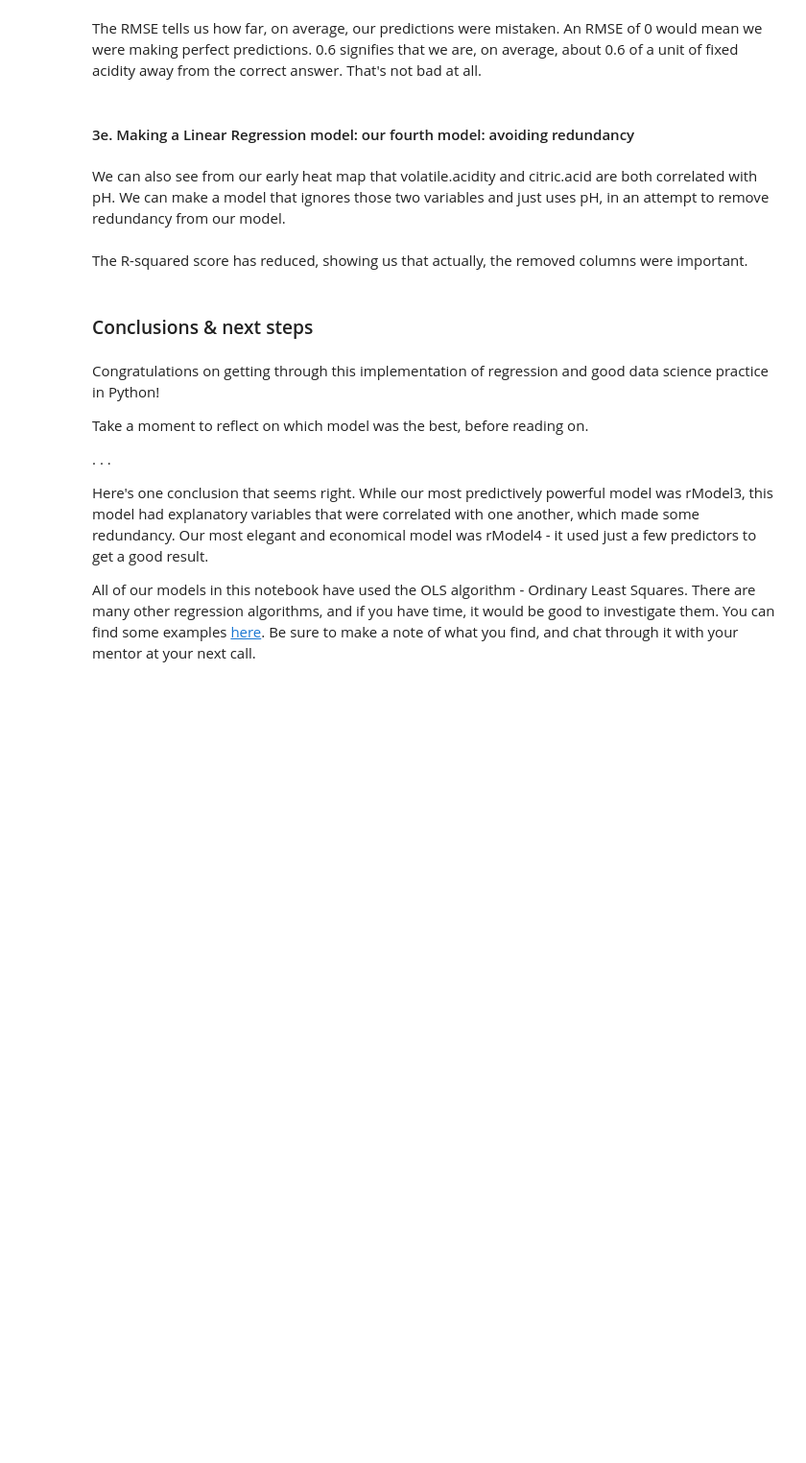
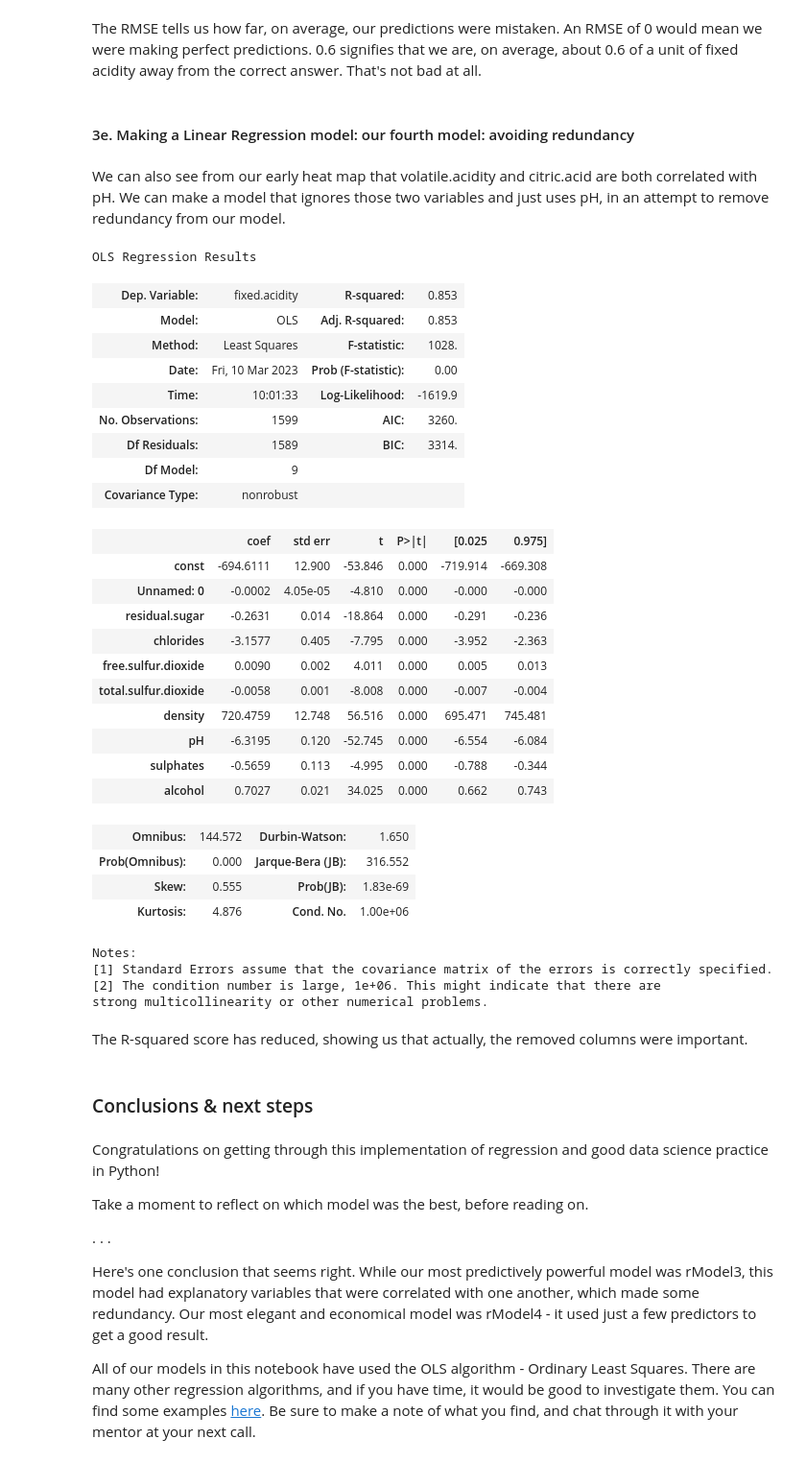
Before and after one commit to BrettlyCD/linear-regression, a Jupyter notebook: Springboard Regression Case Study - the Red Wine Dataset - Tier 3.ipynb, the cells around one changed output. Shown at 96% size. Saved outputs shown, nothing was run; the diff lists cells and outputs as text; code cells hidden in the pictures; blank space fills up the shorter version.

Commit message:
Create and evalate 4th model, finish case study.

```diff
--- a/Springboard Regression Case Study - the Red Wine Dataset - Tier 3.ipynb
+++ b/Springboard Regression Case Study - the Red Wine Dataset - Tier 3.ipynb
@@ -526,21 +526,50 @@ We can also see from our early heat map that volatile.acidity and citric.acid ar
 # %%
 # Create test and train datasets
 # Include the remaining six columns as predictors
-_ _ _
+X = wine.drop(columns=['fixed.acidity', 'quality', 'volatile.acidity', 'citric.acid'])
+y = wine[['fixed.acidity']]
+# Create constants for X, so the model knows its bounds
+X = sm.add_constant(X)
 
-# Create constants for X, so the model knows its bounds
-_ _ _
-
-# Split the data
-
-_ _ _
+# Create test and train datasets
+X_train, X_test, y_train, y_test = train_test_split(X, y, test_size=0.25, random_state=42)
 # %%
 # Create the fifth model
-_ _ _
+model4 = sm.OLS(y, X)
 # Fit the model
-_ _ _
+result4 = model4.fit()
 # Evaluate the model
-_ _ _
+result4.summary()
+# %% [output]
+OLS Regression Results
+| Dep. Variable: | fixed.acidity | R-squared: | 0.853 |
+| Model: | OLS | Adj. R-squared: | 0.853 |
+| Method: | Least Squares | F-statistic: | 1028. |
+| Date: | Fri, 10 Mar 2023 | Prob (F-statistic): | 0.00 |
+| Time: | 10:01:33 | Log-Likelihood: | -1619.9 |
+| No. Observations: | 1599 | AIC: | 3260. |
+| Df Residuals: | 1589 | BIC: | 3314. |
+| Df Model: | 9 |  |  |
+| Covariance Type: | nonrobust |  |  |
+|  | coef | std err | t | P>|t| | [0.025 | 0.975] |
+| const | -694.6111 | 12.900 | -53.846 | 0.000 | -719.914 | -669.308 |
+| Unnamed: 0 | -0.0002 | 4.05e-05 | -4.810 | 0.000 | -0.000 | -0.000 |
+| residual.sugar | -0.2631 | 0.014 | -18.864 | 0.000 | -0.291 | -0.236 |
+| chlorides | -3.1577 | 0.405 | -7.795 | 0.000 | -3.952 | -2.363 |
+| free.sulfur.dioxide | 0.0090 | 0.002 | 4.011 | 0.000 | 0.005 | 0.013 |
+| total.sulfur.dioxide | -0.0058 | 0.001 | -8.008 | 0.000 | -0.007 | -0.004 |
+| density | 720.4759 | 12.748 | 56.516 | 0.000 | 695.471 | 745.481 |
+| pH | -6.3195 | 0.120 | -52.745 | 0.000 | -6.554 | -6.084 |
+| sulphates | -0.5659 | 0.113 | -4.995 | 0.000 | -0.788 | -0.344 |
+| alcohol | 0.7027 | 0.021 | 34.025 | 0.000 | 0.662 | 0.743 |
+| Omnibus: | 144.572 | Durbin-Watson: | 1.650 |
+| Prob(Omnibus): | 0.000 | Jarque-Bera (JB): | 316.552 |
+| Skew: | 0.555 | Prob(JB): | 1.83e-69 |
+| Kurtosis: | 4.876 | Cond. No. | 1.00e+06 |
+Notes:
+[1] Standard Errors assume that the covariance matrix of the errors is correctly specified.
+[2] The condition number is large, 1e+06. This might indicate that there are
+strong multicollinearity or other numerical problems.
 # %% [markdown]
 The R-squared score has reduced, showing us that actually, the removed columns were important.
 # %% [markdown]
```
